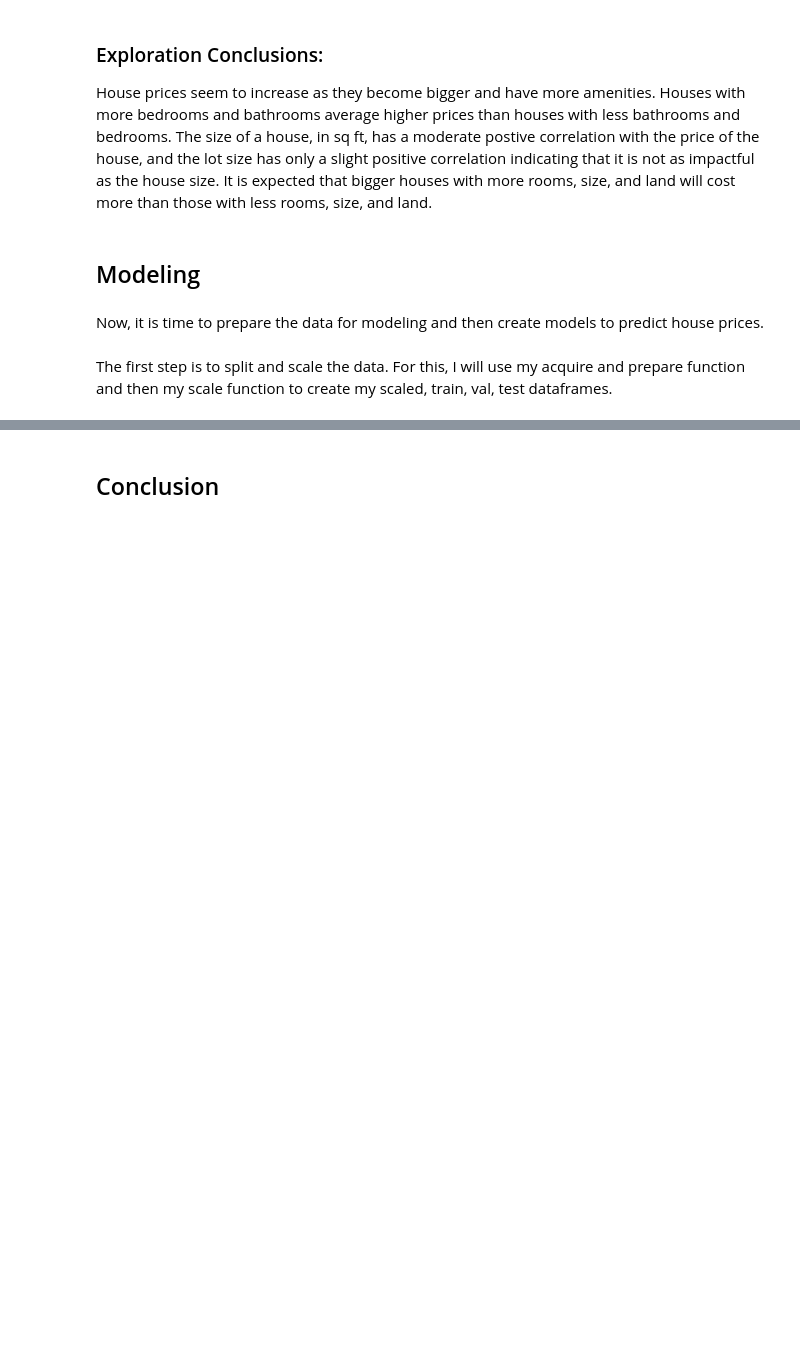
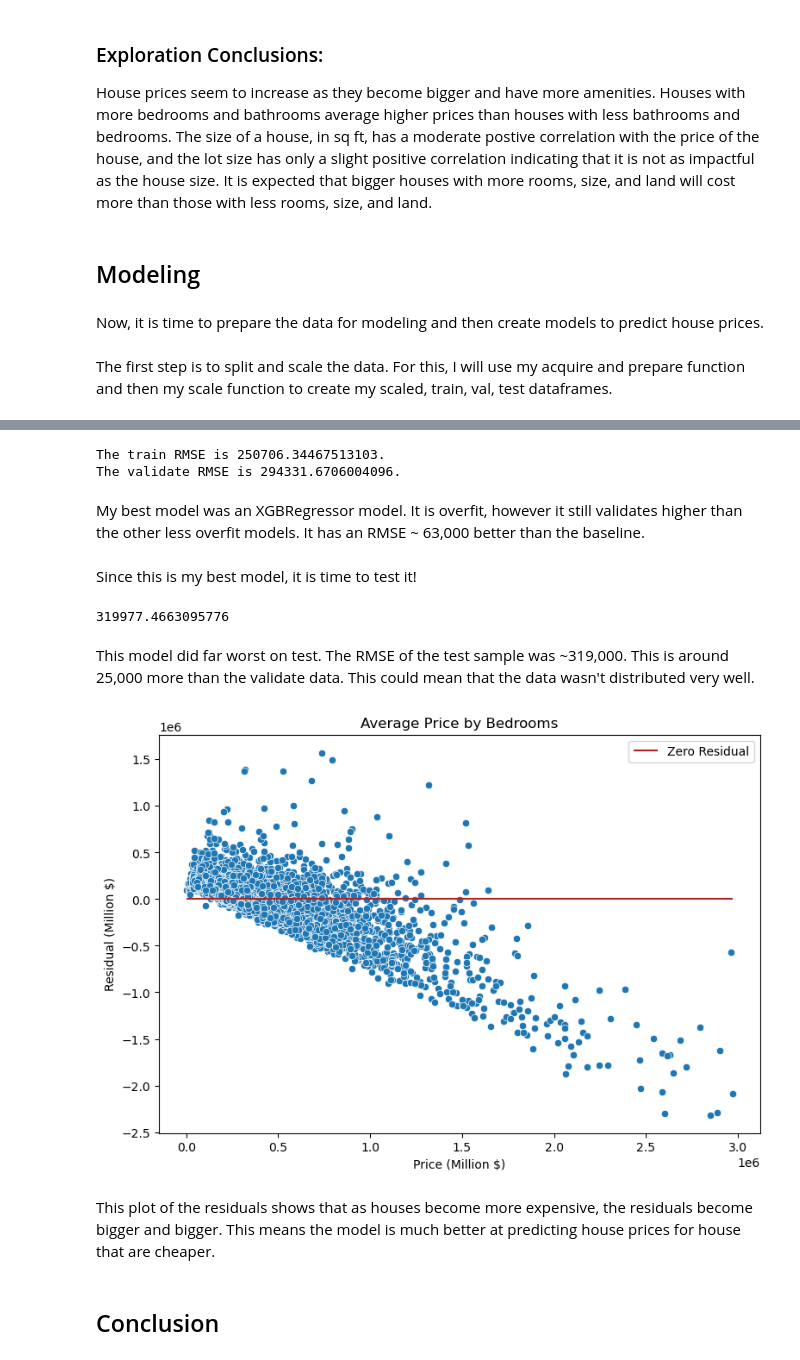
Before and after one commit to nickpedri/Regression-Project, a Jupyter notebook: Final_Notebook.ipynb, the cells around one changed output, grey strips where cells are left out. Cells and saved outputs as stored; diff of their text form; code cells hidden in the pictures; blank space fills up the shorter version.

```diff
--- a/Final_Notebook.ipynb
+++ b/Final_Notebook.ipynb
@@ -231,0 +281,5 @@ test = pd.get_dummies(test, columns=['fips'])
+# %%
+# Create best model
+rf = RandomForestRegressor(max_depth=6, min_samples_split=8, random_state=100)
+
+ev.train_model(rf, x_train_s, y_train, x_val_s, y_val)  # Evaluate model
@@ -231,0 +293,3 @@ test = pd.get_dummies(test, columns=['fips'])
+# %%
+lm = LinearRegression()  # Create model object
+ev.train_model(lm, x_train_s, y_train, x_val_s, y_val)  # Check train and validate
@@ -232,2 +303,39 @@ test = pd.get_dummies(test, columns=['fips'])
+# %%
+xgbr = XGBRegressor(max_depth=8, n_estimators=8, random_state=100)  # Create best model
+
+ev.train_model(xgbr, x_train, y_train, x_val, y_val) # Evaluate
+# %% [output]
+The train RMSE is 250706.34467513103.
+The validate RMSE is 294331.6706004096.
+# %% [markdown]
+My best model was an XGBRegressor model. It is overfit, however it still validates higher than the other less overfit models. It has an RMSE ~ 63,000 better than the baseline.
+# %% [markdown]
+Since this is my best model, it is time to test it!
+# %%
+test_predictions = xgbr.predict(x_test)  # Create predictions for train
+SSE, MSE, RMSE = ev.eval_model(y_test, test_predictions)  # Caculate RMSE for model on train
+RMSE
+# %% [output]
+319977.4663095776
+# %% [markdown]
+This model did far worst on test. The RMSE of the test sample was ~319,000. This is around 25,000 more than the validate data. This could mean that the data wasn't distributed very well.
+# %%
+# Create a residual chart and a sample group to plot.
+residuals = test_predictions - y_test
+sample = y_test[y_test < 3_000_000]  # So results are easier to see
+
+plt.figure(figsize=(9,6))  # Adjust figure size
+sns.scatterplot(x = sample, y = residuals)
+# Plot line where residual = 0
+plt.hlines(0,sample.min(), sample.max(), color='firebrick', label='Zero Residual')
+plt.title('Average Price by Bedrooms')  # Title for graph
+plt.xlabel('Price (Million $)')  # X label
+plt.ylabel('Residual (Million $)')  # Y label
+plt.legend()  # Show legend
+plt.show()  # Cleanly plot the graph
+# %% [output]
+[figure, added]
+# %% [markdown]
+This plot of the residuals shows that as houses become more expensive, the residuals become bigger and bigger. This means the model is much better at predicting house prices for house that are cheaper.
 # %% [markdown]
 ## Conclusion
```
Also changed, not shown: parts of 29 cells of this notebook, 4 other files.
